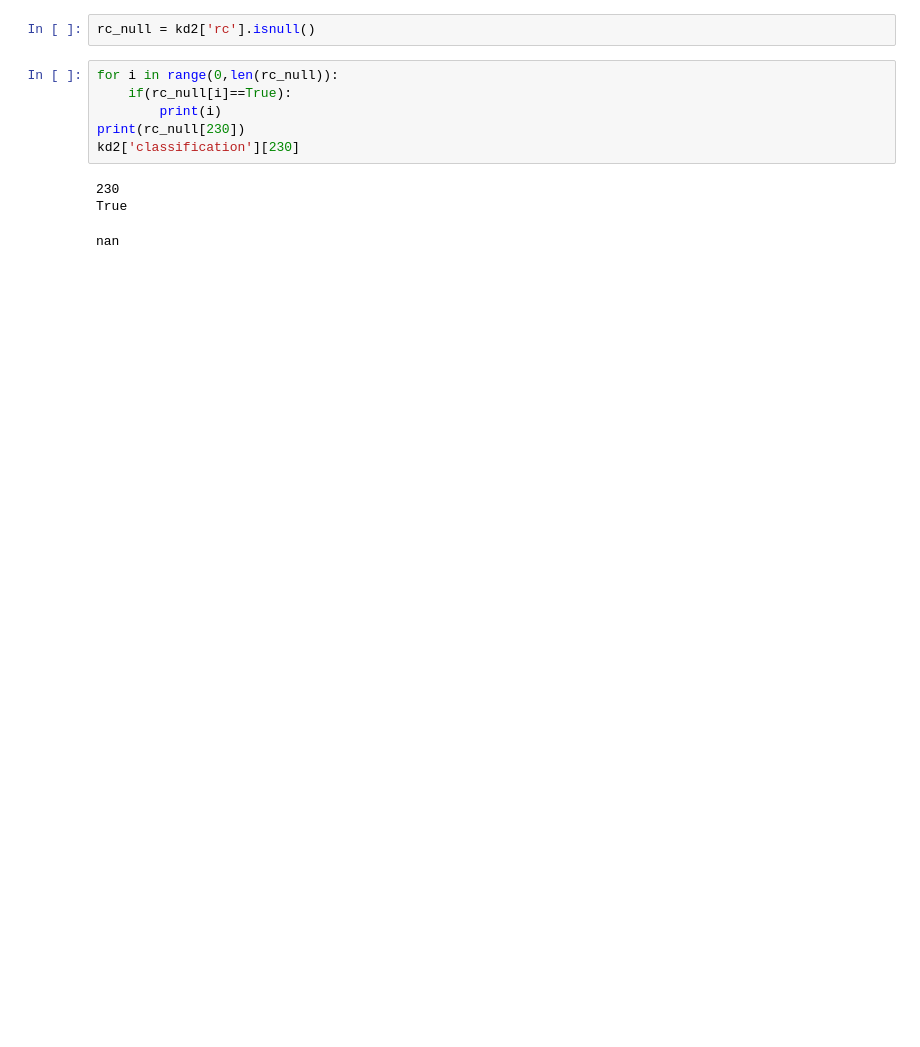
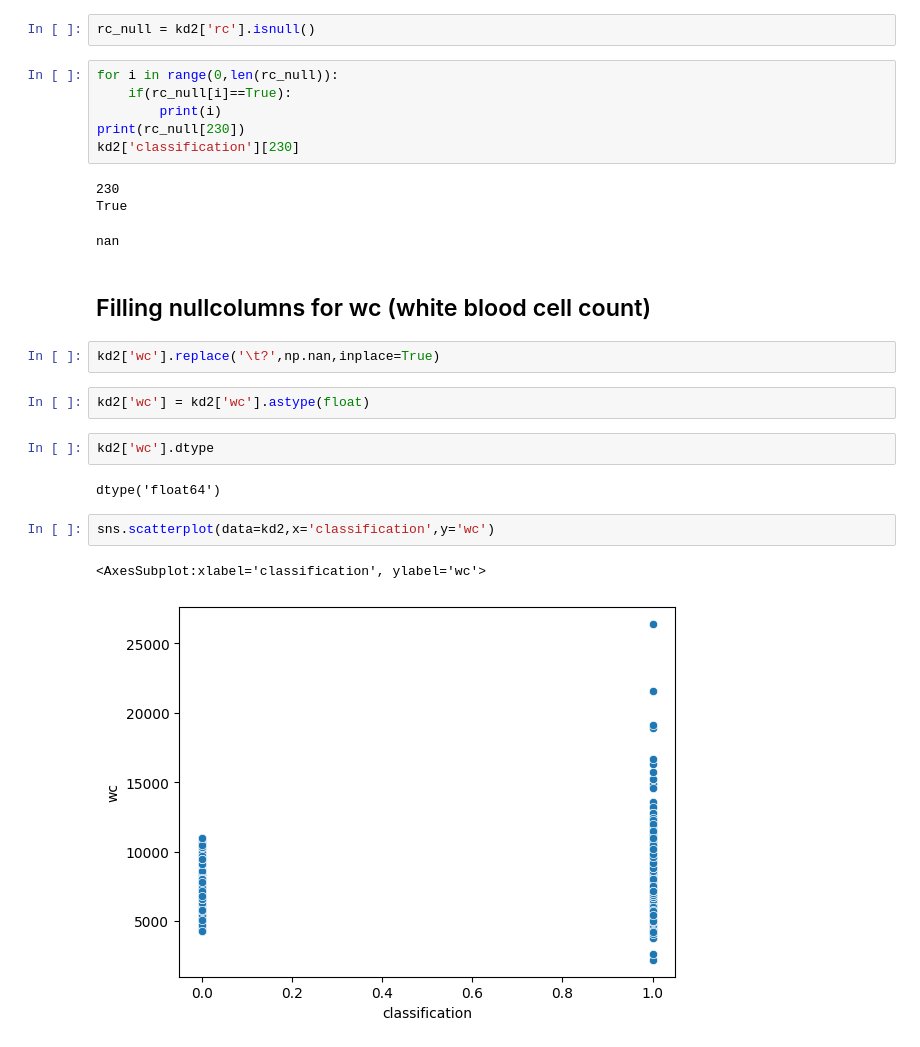
Before and after one commit to vedant202/Multiple-Deaseases-Prediction-App, a Jupyter notebook: Kidney_disease_prediction.ipynb, the cells around one changed output. Cells and saved outputs as stored; diff of their text form; blank space fills up the shorter version.

```diff
--- a/Kidney_disease_prediction.ipynb
+++ b/Kidney_disease_prediction.ipynb
@@ -524,3 +533,18 @@ kd2['classification'][230]
 230
 True
 nan
+# %% [markdown]
+## Filling nullcolumns for wc (white blood cell count)
+# %%
+kd2['wc'].replace('\t?',np.nan,inplace=True)
+# %%
+kd2['wc'] = kd2['wc'].astype(float)
+# %%
+kd2['wc'].dtype
+# %% [output]
+dtype('float64')
+# %%
+sns.scatterplot(data=kd2,x='classification',y='wc')
+# %% [output]
+<AxesSubplot:xlabel='classification', ylabel='wc'>
+[figure, added]
```
Also changed, not shown: parts of 15 cells of this notebook.
